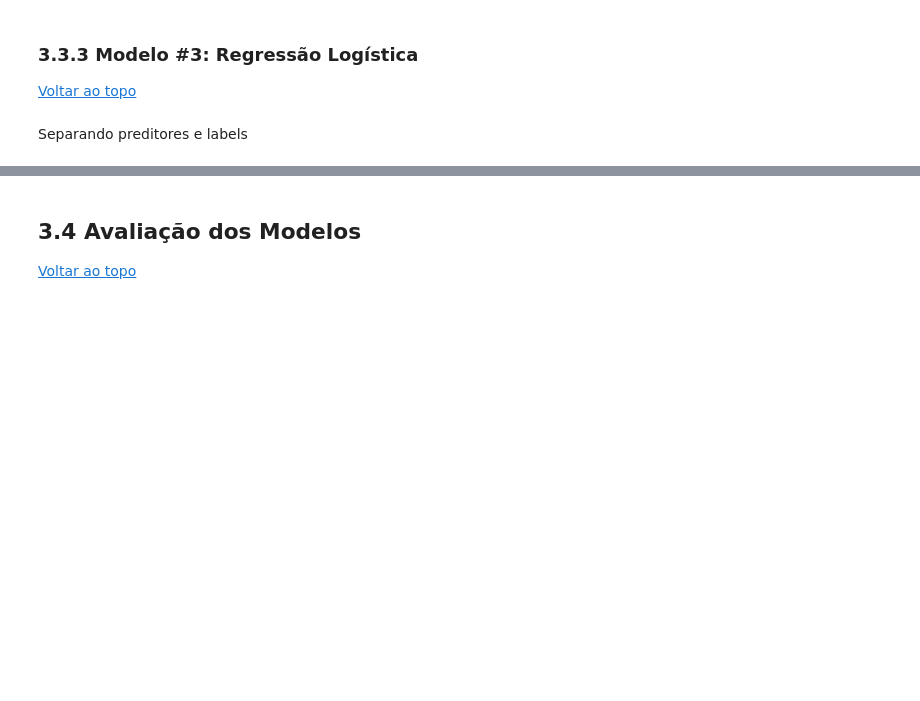
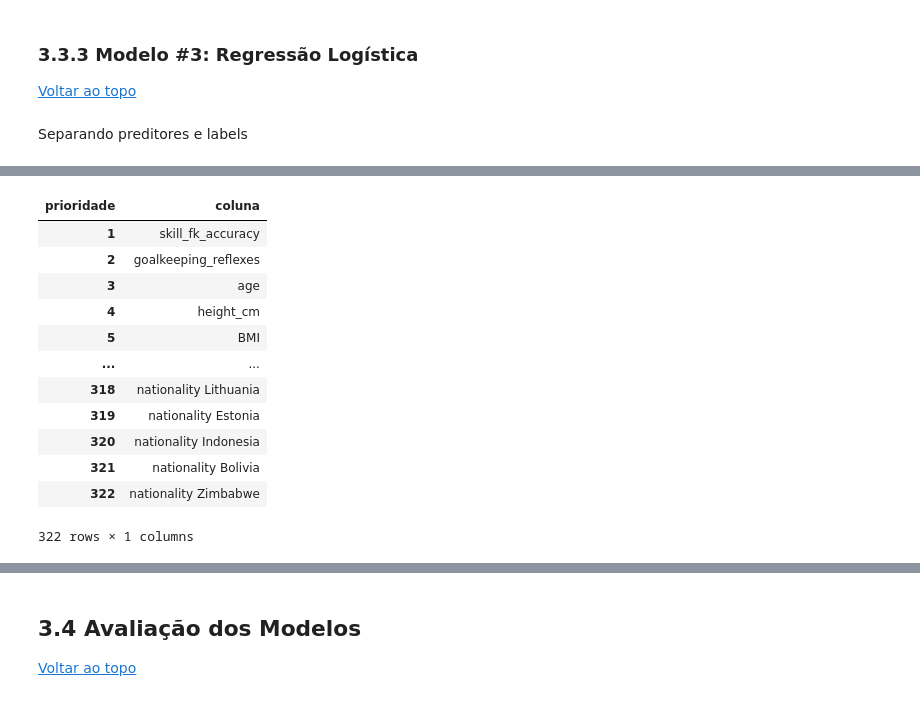
Before and after one commit to olucaslopes/fifa22-players-analysis, a Jupyter notebook: Relatorio.ipynb, the cells around one changed output, grey strips where cells are left out. Drawn from its saved outputs; the diff is of its cells as text; code cells hidden in the pictures; blank space fills up the shorter version.

```diff
--- a/Relatorio.ipynb
+++ b/Relatorio.ipynb
@@ -820,0 +812,11 @@ X_train, X_test, y_train, y_test = train_test_split(
+# %%
+from sklearn.linear_model import LogisticRegressionCV
+
+tag = 'tag #FK Specialist'
+
+# Obtendo os dados
+complete_df = pd.read_csv('./preprocessing/data/filled_data.tsv', low_memory=False, sep="\t")
+filtered_df = complete_df.query("not player_tags.isna()")
+features = filtered_df.drop(columns=columns_to_drop)
+target = features[tag]
+features = features.drop(tag, axis=1)
@@ -820,0 +825,15 @@ X_train, X_test, y_train, y_test = train_test_split(
+# %%
+import warnings
+from sklearn.linear_model import LogisticRegression
+from sklearn.feature_selection import RFECV
+warnings.filterwarnings('ignore')
+
+
+# define the method
+selector = RFECV(estimator=LogisticRegression(), scoring='recall', n_jobs=-1)
+
+# fit the model
+selector = selector.fit(features, target)
+
+# Report feature ranking
+order = pd.DataFrame({'coluna': features.columns}, index=selector.ranking_).sort_index().rename_axis('prioridade', axis=1)
@@ -820,0 +858,16 @@ X_train, X_test, y_train, y_test = train_test_split(
+# %%
+order
+# %% [output]
+| prioridade | coluna |
+| 1 | skill_fk_accuracy |
+| 2 | goalkeeping_reflexes |
+| 3 | age |
+| 4 | height_cm |
+| 5 | BMI |
+| ... | ... |
+| 318 | nationality Lithuania |
+| 319 | nationality Estonia |
+| 320 | nationality Indonesia |
+| 321 | nationality Bolivia |
+| 322 | nationality Zimbabwe |
+322 rows × 1 columns
```
Also changed, not shown: parts of 23 cells of this notebook, 28 other files.
